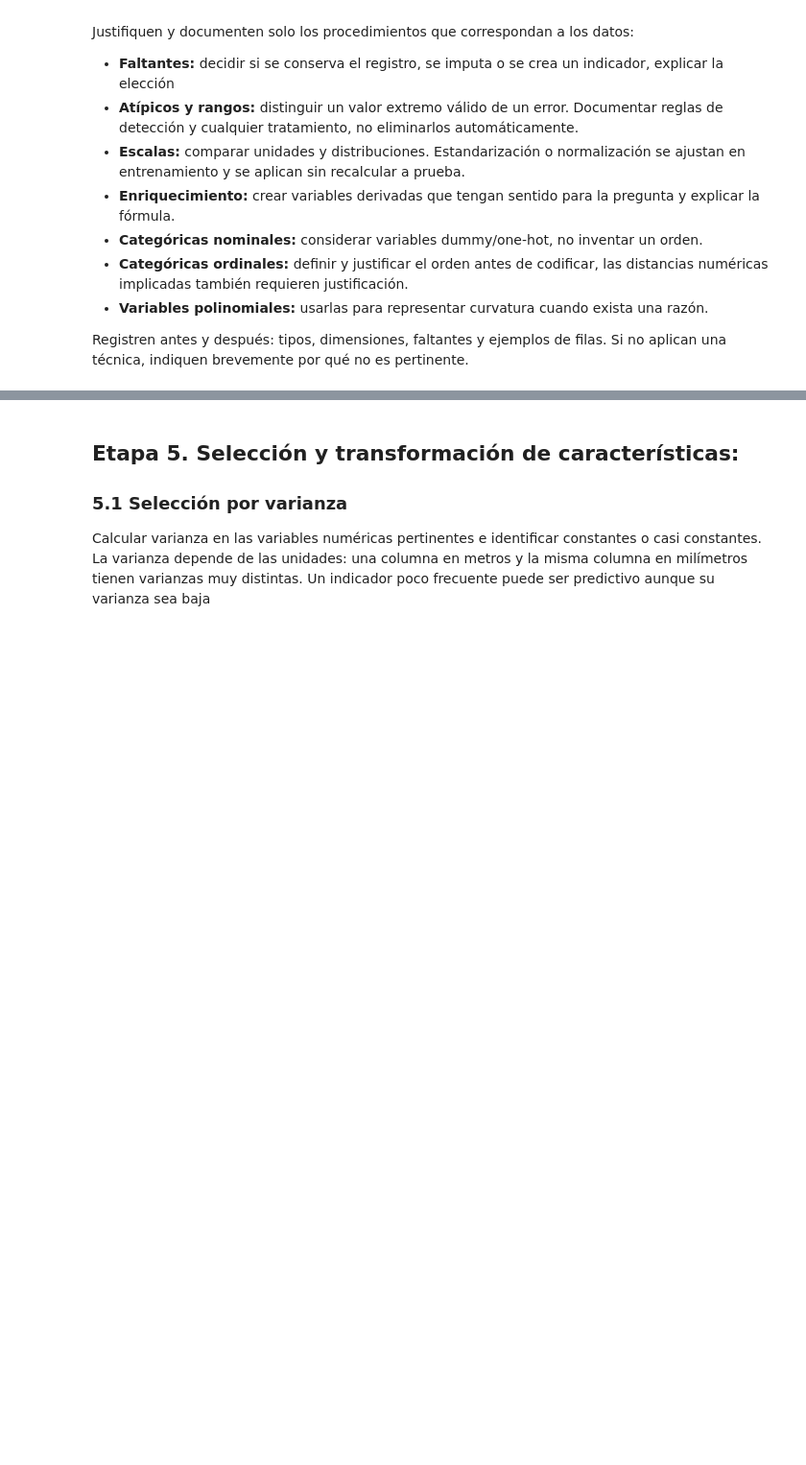
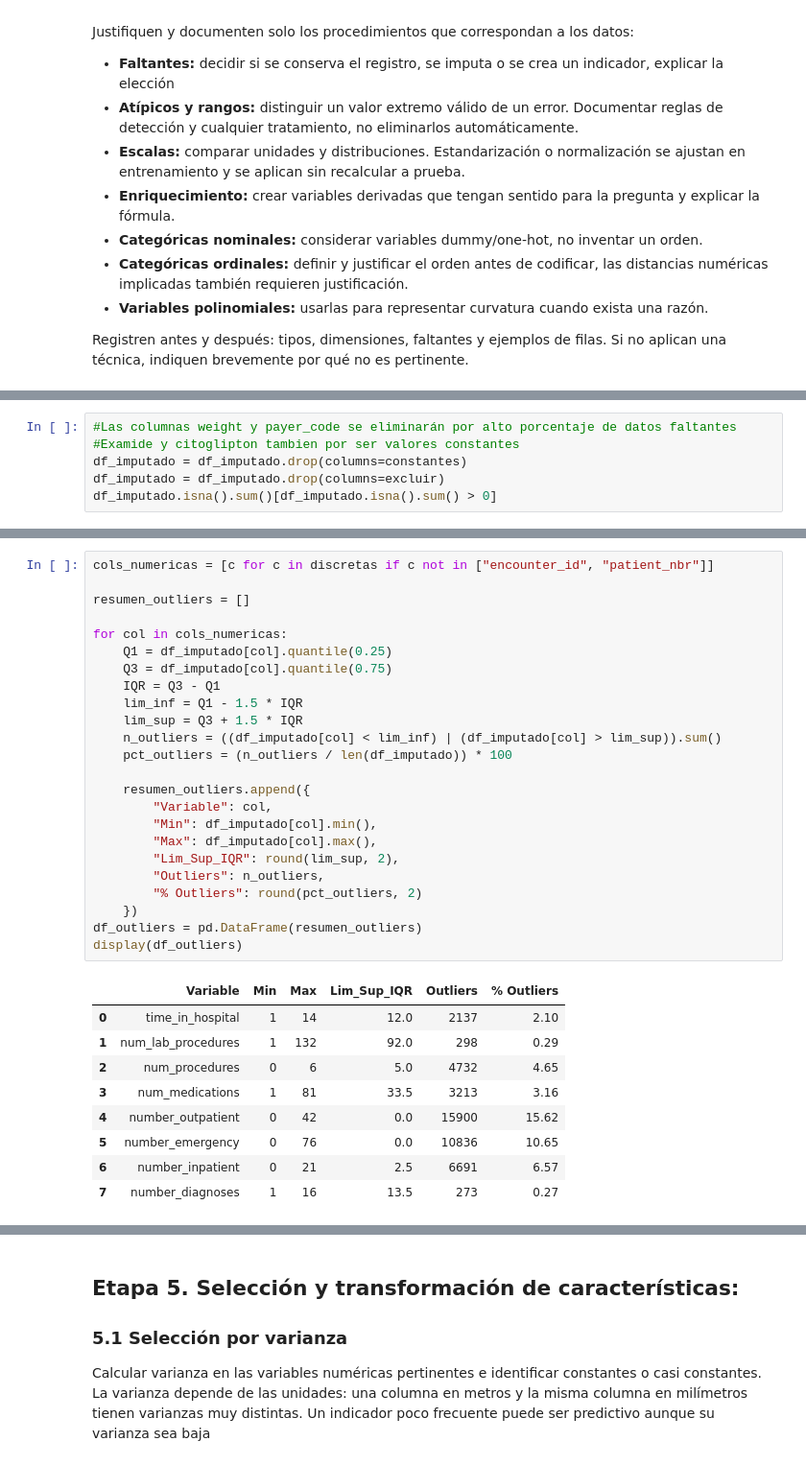
Before and after one commit to rossdcc/Proyecto_diabetes, a Jupyter notebook: Guia_Proyecto_Final_Equipo4 (2).ipynb, the cells around one changed output, grey strips where cells are left out. Shown at 96% size. Drawn from its saved outputs; the diff is of its cells as text; blank space fills up the shorter version.

Commit message:
Descripcion basica de outliers y rellenado de faltantes

```diff
--- a/Guia_Proyecto_Final_Equipo4 (2).ipynb
+++ b/Guia_Proyecto_Final_Equipo4 (2).ipynb
@@ -627,0 +638,6 @@ Registren antes y después: tipos, dimensiones, faltantes y ejemplos de filas. S
+# %%
+#Las columnas weight y payer_code se eliminarán por alto porcentaje de datos faltantes
+#Examide y citoglipton tambien por ser valores constantes
+df_imputado = df_imputado.drop(columns=constantes)
+df_imputado = df_imputado.drop(columns=excluir)
+df_imputado.isna().sum()[df_imputado.isna().sum() > 0]
@@ -627,0 +649,34 @@ Registren antes y después: tipos, dimensiones, faltantes y ejemplos de filas. S
+# %%
+cols_numericas = [c for c in discretas if c not in ["encounter_id", "patient_nbr"]]
+
+resumen_outliers = []
+
+for col in cols_numericas:
+    Q1 = df_imputado[col].quantile(0.25)
+    Q3 = df_imputado[col].quantile(0.75)
+    IQR = Q3 - Q1
+    lim_inf = Q1 - 1.5 * IQR
+    lim_sup = Q3 + 1.5 * IQR
+    n_outliers = ((df_imputado[col] < lim_inf) | (df_imputado[col] > lim_sup)).sum()
+    pct_outliers = (n_outliers / len(df_imputado)) * 100
+
+    resumen_outliers.append({
+        "Variable": col,
+        "Min": df_imputado[col].min(),
+        "Max": df_imputado[col].max(),
+        "Lim_Sup_IQR": round(lim_sup, 2),
+        "Outliers": n_outliers,
+        "% Outliers": round(pct_outliers, 2)
+    })
+df_outliers = pd.DataFrame(resumen_outliers)
+display(df_outliers)
+# %% [output]
+|  | Variable | Min | Max | Lim_Sup_IQR | Outliers | % Outliers |
+| 0 | time_in_hospital | 1 | 14 | 12.0 | 2137 | 2.10 |
+| 1 | num_lab_procedures | 1 | 132 | 92.0 | 298 | 0.29 |
+| 2 | num_procedures | 0 | 6 | 5.0 | 4732 | 4.65 |
+| 3 | num_medications | 1 | 81 | 33.5 | 3213 | 3.16 |
+| 4 | number_outpatient | 0 | 42 | 0.0 | 15900 | 15.62 |
+| 5 | number_emergency | 0 | 76 | 0.0 | 10836 | 10.65 |
+| 6 | number_inpatient | 0 | 21 | 2.5 | 6691 | 6.57 |
+| 7 | number_diagnoses | 1 | 16 | 13.5 | 273 | 0.27 |
```
Also changed, not shown: parts of 8 cells of this notebook.
